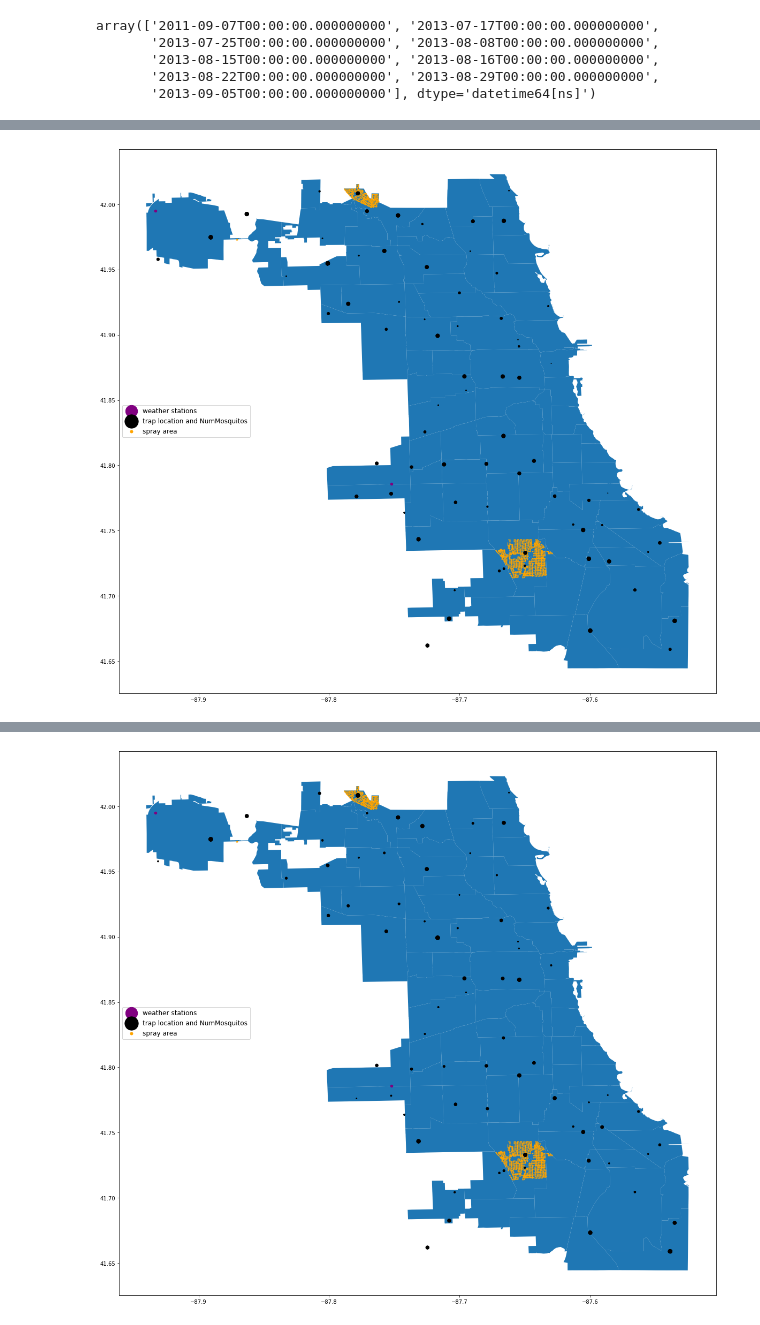
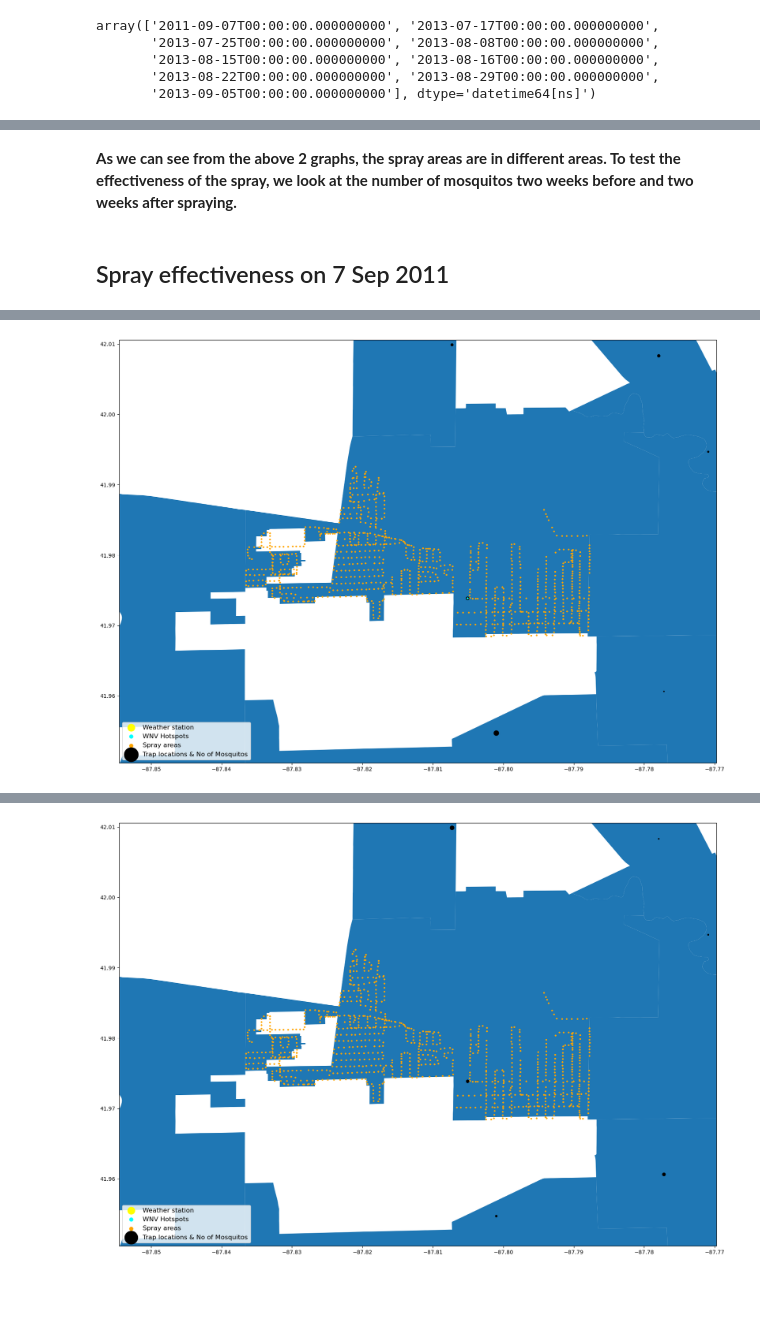
Before and after one commit to oliverfyh/Project-West-Nile-Virus-Prediction, a Jupyter notebook: code/04_spray_analysis.ipynb, the cells around one changed output, grey strips where cells are left out. Cells and saved outputs as stored; diff of their text form; code cells hidden in the pictures; blank space fills up the shorter version.

```diff
--- a/code/04_spray_analysis.ipynb
+++ b/code/04_spray_analysis.ipynb
@@ -77,0 +183,8 @@ import datetime
+# %%
+# add an extra 0.018 to limits to see surrounding areas
+# drop the Time column so we can apply -0.018 and +0.018
+
+limit_table = pd.merge(df_spray.groupby('Date').min().drop(columns='Time') - 0.018,
+                       df_spray.groupby('Date').max().drop(columns='Time') + 0.018, on='Date')
+limit_table = limit_table.reset_index()
+limit_table
@@ -143,0 +278,5 @@ array(['2011-09-07T00:00:00.000000000', '2013-07-17T00:00:00.000000000',
+# %%
+# define a table so that we can plot and analyse WNV hotspots!
+# find the location (latitude and longitude) of all the hotspots
+df_wnvpresent = df_train.query('WnvPresent==1')[['Date', 'Latitude', 'Longitude']]
+df_wnvpresent.head()
@@ -144,17 +316,33 @@ array(['2011-09-07T00:00:00.000000000', '2013-07-17T00:00:00.000000000',
+# %% [markdown]
+**As we can see from the above 2 graphs, the spray areas are in different areas. To test the effectiveness of the spray, we look at the number of mosquitos two weeks before and two weeks after spraying.**
+# %% [markdown]
+## Spray effectiveness on 7 Sep 2011
 # %%
-#mosquito numbers two week before spray
-spray_date = pd.Timestamp(2013, 7,17 )
-dict_df = {'trap location and NumMosquitos':df_train[ (df_train["Date"]  >= spray_date - datetime.timedelta(weeks = 2))
-                                 & (df_train["Date"]  < spray_date) ],
-           'spray area':df_spray[ (df_spray["Date"]  == spray_date)],
-          }
-plot_geodata(dict_df)
+spray_date = pd.Timestamp(2011, 9, 7)
 
+# mosquito numbers and location of hotspots two weeks before spray
+two_wks_before = {'WNV Hotspots':\
+                  df_wnvpresent[(df_wnvpresent["Date"] >= spray_date - datetime.timedelta(weeks=2)) &\
+                                (df_wnvpresent["Date"] < spray_date)],
+                  'Spray areas': df_spray[(df_spray["Date"] == spray_date)],
+                  'Trap locations & No of Mosquitos':\
+                  df_train[(df_train["Date"] >= spray_date - datetime.timedelta(weeks=2)) &\
+                           (df_train["Date"] < spray_date)],
+                 }
 
-#mosquito numbers two week after spray
-dict_df = {'trap location and NumMosquitos':df_train[ (df_train["Date"]  >= spray_date )
-                                 & (df_train["Date"]  < spray_date + datetime.timedelta(weeks = 2))],
-           'spray area':df_spray[ (df_spray["Date"]  == spray_date)],
-          }
-plot_geodata(dict_df)
+print(f"Number of mosquitoes and location of WNV hotspots 2 weeks BEFORE {spray_date}")
+plot_spray(two_wks_before, spray_date)
+
+# mosquito numbers and location of hotspots two weeks after spray
+two_wks_after = {'WNV Hotspots':\
+                  df_wnvpresent[(df_wnvpresent["Date"] >= spray_date) &\
+                                (df_wnvpresent["Date"] < spray_date + datetime.timedelta(weeks=2))],
+                 'Spray areas': df_spray[(df_spray["Date"] == spray_date)],
+                 'Trap locations & No of Mosquitos':\
+                 df_train[(df_train["Date"] >= spray_date) &\
+                          (df_train["Date"] < spray_date + datetime.timedelta(weeks=2))]
+                }
+
+print(f"Effect on number of mosquitos and location of WNV hotspots 2 weeks AFTER {spray_date}")
+plot_spray(two_wks_after, spray_date)
 # %% [output]
@@ -161 +350 @@ plot_geodata(dict_df)
-[figure, old version]
+[figure, new version]
@@ -162 +352 @@ plot_geodata(dict_df)
-[figure, old version]
+[figure, new version]
```
Also changed, not shown: parts of 40 cells of this notebook, 5 other files.
